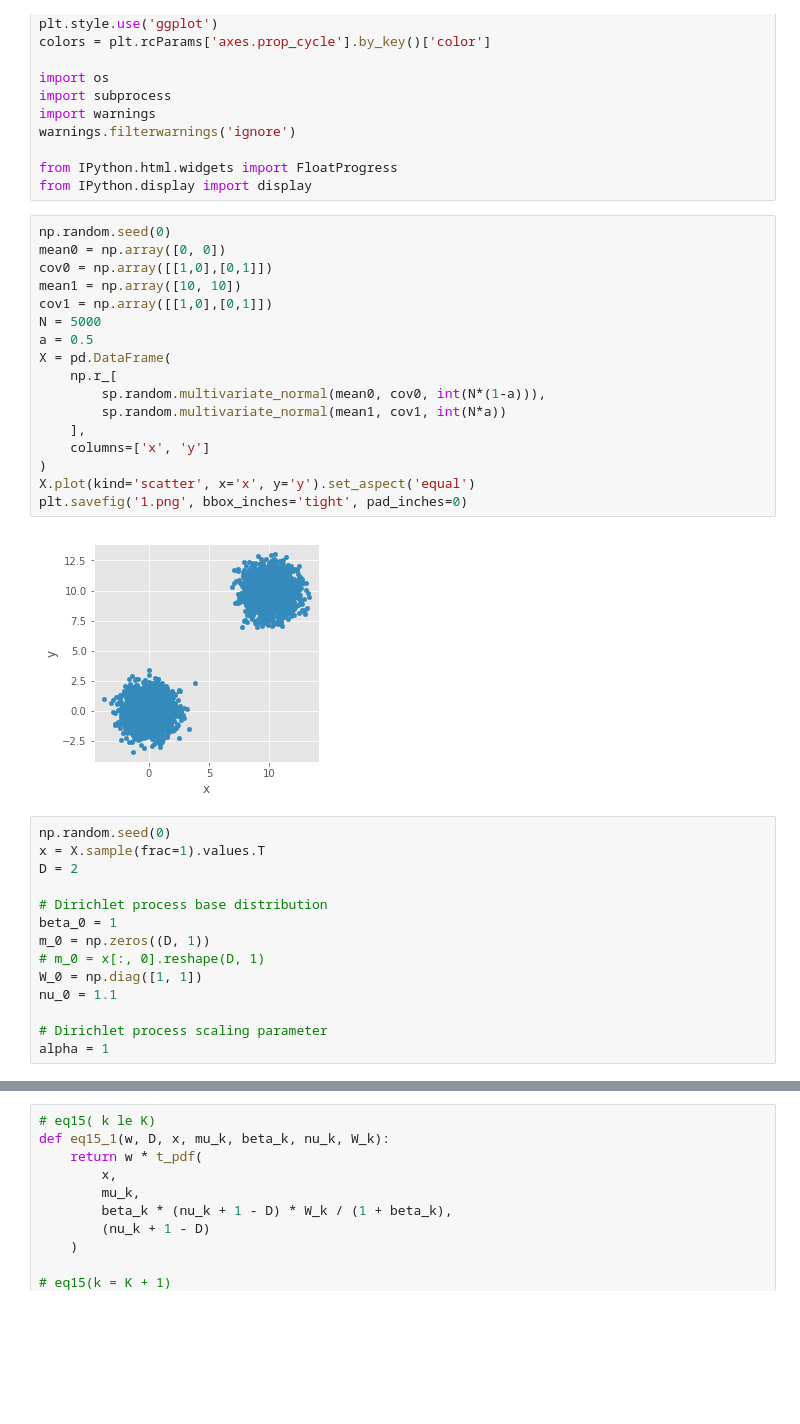
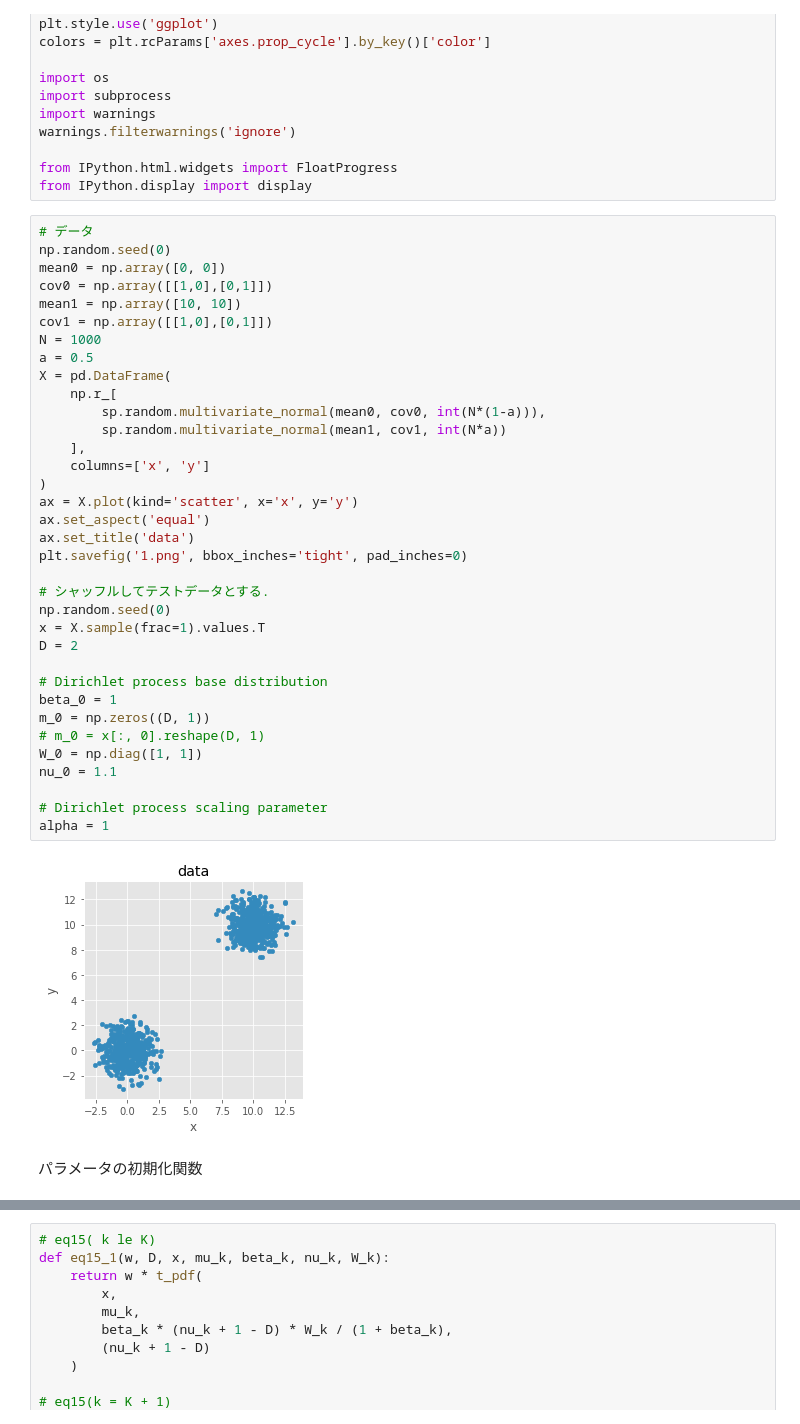
Before and after one commit to kazufusa/til, a Jupyter notebook: 20180826_Lin_2013/readme.ipynb, the cells around one changed output, grey strips where cells are left out. Saved outputs shown, nothing was run; the diff lists cells and outputs as text; blank space fills up the shorter version.

```diff
--- a/20180826_Lin_2013/readme.ipynb
+++ b/20180826_Lin_2013/readme.ipynb
@@ -366,38 +261,44 @@ warnings.filterwarnings('ignore')
 from IPython.html.widgets import FloatProgress
 from IPython.display import display
 # %%
+# データ
 np.random.seed(0)
 mean0 = np.array([0, 0])
 cov0 = np.array([[1,0],[0,1]])
 mean1 = np.array([10, 10])
 cov1 = np.array([[1,0],[0,1]])
-N = 5000
+N = 1000
 a = 0.5
 X = pd.DataFrame(
     np.r_[
         sp.random.multivariate_normal(mean0, cov0, int(N*(1-a))),
         sp.random.multivariate_normal(mean1, cov1, int(N*a))
     ],
     columns=['x', 'y']
 )
-X.plot(kind='scatter', x='x', y='y').set_aspect('equal')
+ax = X.plot(kind='scatter', x='x', y='y')
+ax.set_aspect('equal')
+ax.set_title('data')
 plt.savefig('1.png', bbox_inches='tight', pad_inches=0)
+
+# シャッフルしてテストデータとする.
+np.random.seed(0)
+x = X.sample(frac=1).values.T
+D = 2
+
+# Dirichlet process base distribution
+beta_0 = 1
+m_0 = np.zeros((D, 1))
+# m_0 = x[:, 0].reshape(D, 1)
+W_0 = np.diag([1, 1])
+nu_0 = 1.1
+
+# Dirichlet process scaling parameter
+alpha = 1
 # %% [output]
-[figure, old version]
+[figure, new version]
-# %%
-np.random.seed(0)
-x = X.sample(frac=1).values.T
-D = 2
-
-# Dirichlet process base distribution
-beta_0 = 1
-m_0 = np.zeros((D, 1))
-# m_0 = x[:, 0].reshape(D, 1)
-W_0 = np.diag([1, 1])
-nu_0 = 1.1
-
-# Dirichlet process scaling parameter
-alpha = 1
+# %% [markdown]
+パラメータの初期化関数
 # %%
 def init():
     global mu_k, W_k, nu_k, beta_k, rho, K
```
Also changed, not shown: parts of 48 cells of this notebook, 1 other file.
